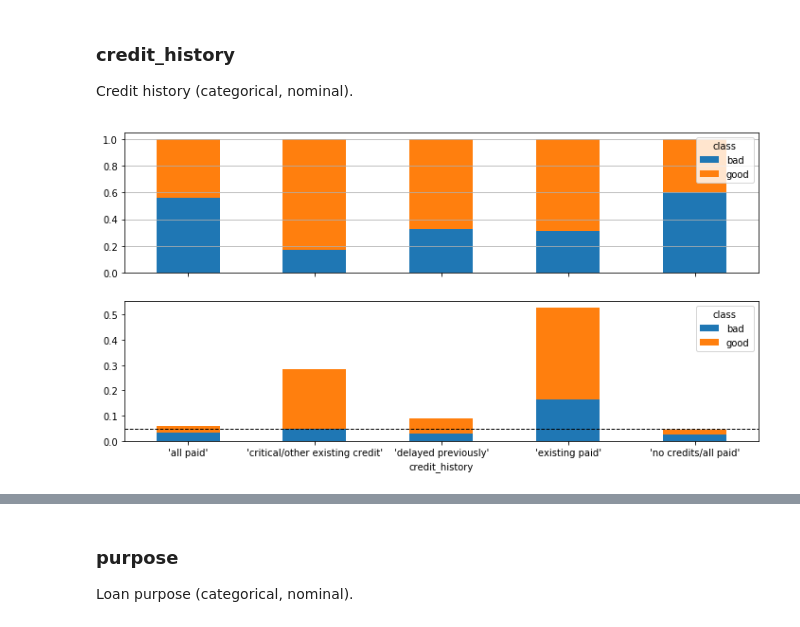
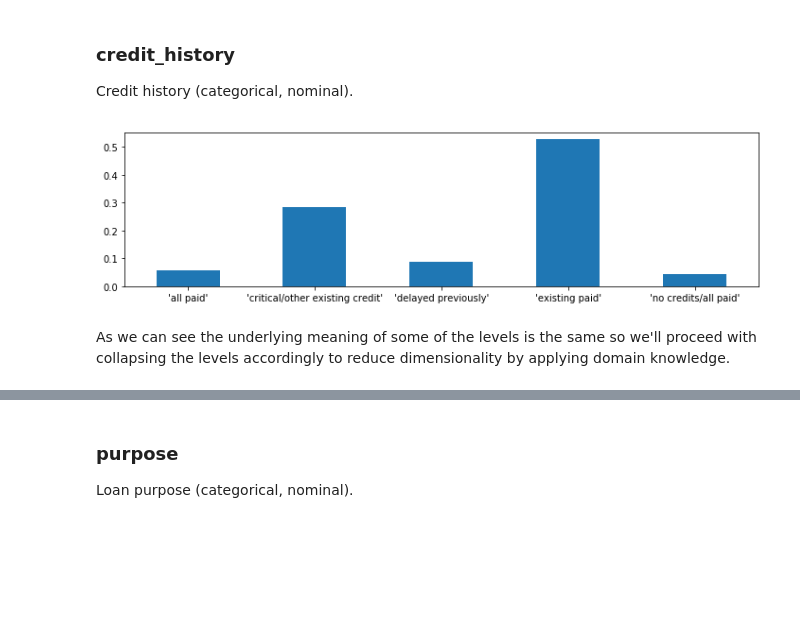
Before and after one commit to ayorgo/german-credit, a Jupyter notebook: exploration.ipynb, the cells around one changed output, grey strips where cells are left out. Cells and saved outputs as stored; diff of their text form; code cells hidden in the pictures; blank space fills up the shorter version.

```diff
--- a/exploration.ipynb
+++ b/exploration.ipynb
@@ -120,6 +124,9 @@ Let us now split the dataset into training and test subsets so we carry all the
 # gc.collect()
 # %%
 df = pd.read_csv('data/train.csv')
+# %%
+output = df['class'].map({'good': 0, 'bad': 1})
+df.drop('class', axis=1, inplace=True)
 # %% [markdown]
 ---
 # %% [markdown]
@@ -204,6 +207,8 @@ plot_categorical(df, credit_usage.fit_transform(df[['credit_usage']]).reshape(-1
 ### **credit_history**
 Credit history (categorical, nominal).
 # %%
-plot_categorical(df, 'credit_history')
+plot_categorical(df['credit_history'])
 # %% [output]
-[figure, old version]
+[figure, new version]
+# %% [markdown]
+As we can see the underlying meaning of some of the levels is the same so we'll proceed with collapsing the levels accordingly to reduce dimensionality by applying domain knowledge.
```
Also changed, not shown: parts of 99 cells of this notebook, 1 other file.
